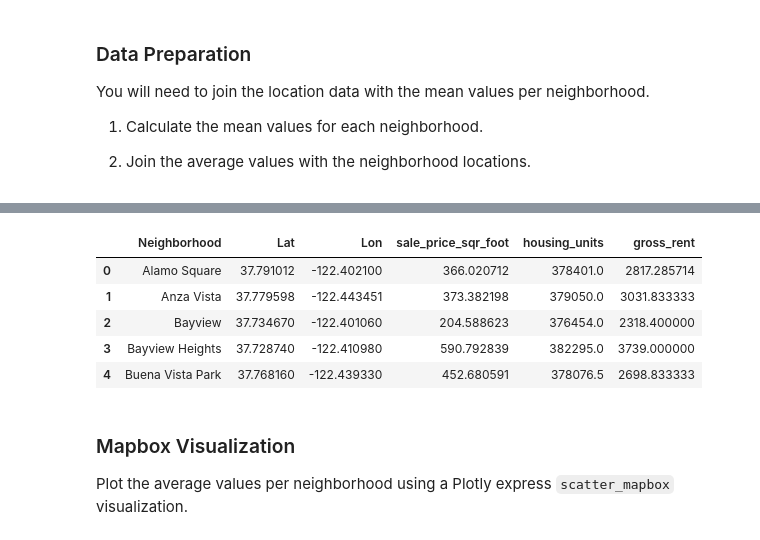
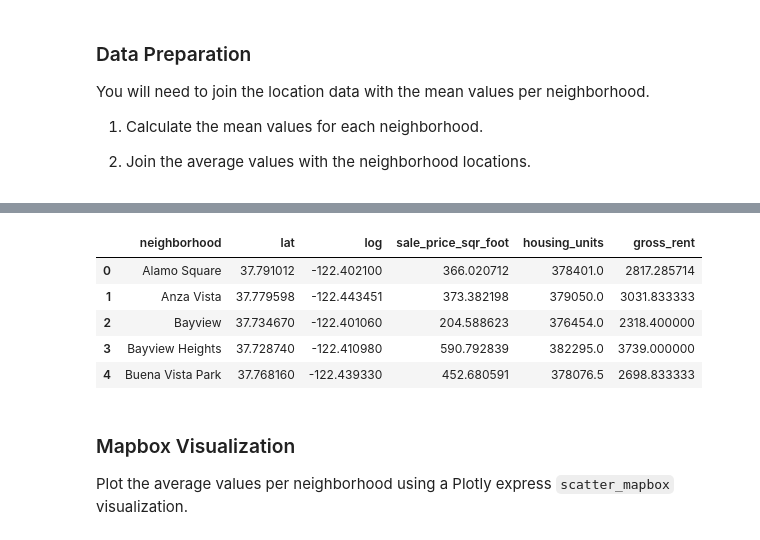
Before and after one commit to wchance/pyviz-homework, a Jupyter notebook: rental_analysis.ipynb, the cells around one changed output, grey strips where cells are left out. Saved outputs shown, nothing was run; the diff lists cells and outputs as text; code cells hidden in the pictures.

```diff
--- a/rental_analysis.ipynb
+++ b/rental_analysis.ipynb
@@ -218,0 +210,6 @@ In this section, you will read in neighborhoods location data and build an inter
+# %%
+# Load neighborhoods coordinates data
+file_path2 = Path("Data/neighborhoods_coordinates.csv")
+neighborhood_coordinates = pd.read_csv(file_path2)
+neighborhood_coordinates.columns=["neighborhood", "lat", "log"]
+neighborhood_coordinates.head()
@@ -226,4 +230,5 @@ You will need to join the location data with the mean values per neighborhood.
 2. Join the average values with the neighborhood locations.
 # %%
 # Calculate the mean values for each neighborhood
-# YOUR CODE HERE!
+neighborhood_avg = sfo_data.groupby('neighborhood').mean()
+neighborhood_avg.reset_index(inplace=True)
@@ -237,8 +274,9 @@ You will need to join the location data with the mean values per neighborhood.
 # %%
 # Join the average values with the neighborhood locations
-# YOUR CODE HERE!
+neighborhood_map = pd.merge(neighborhood_coordinates, neighborhood_avg, on='neighborhood')
+neighborhood_map.head()
 # %% [output]
-|  | Neighborhood | Lat | Lon | sale_price_sqr_foot | housing_units | gross_rent |
+|  | neighborhood | lat | log | sale_price_sqr_foot | housing_units | gross_rent |
 | 0 | Alamo Square | 37.791012 | -122.402100 | 366.020712 | 378401.0 | 2817.285714 |
 | 1 | Anza Vista | 37.779598 | -122.443451 | 373.382198 | 379050.0 | 3031.833333 |
 | 2 | Bayview | 37.734670 | -122.401060 | 204.588623 | 376454.0 | 2318.400000 |
```
Also changed, not shown: parts of 12 cells of this notebook.
